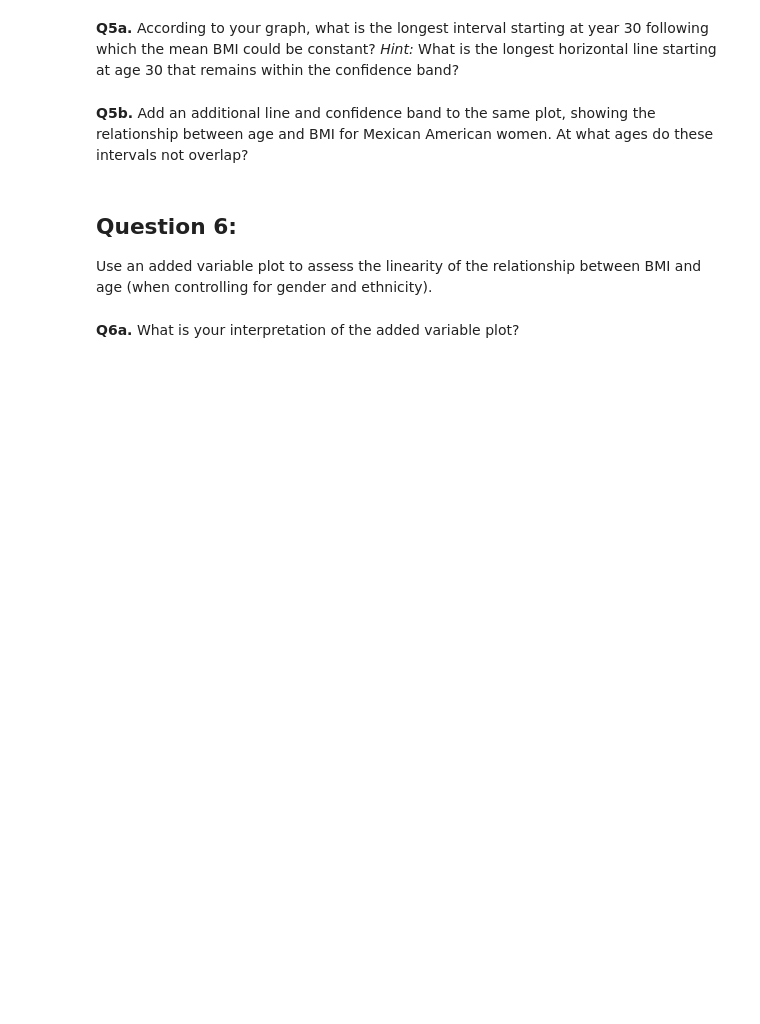
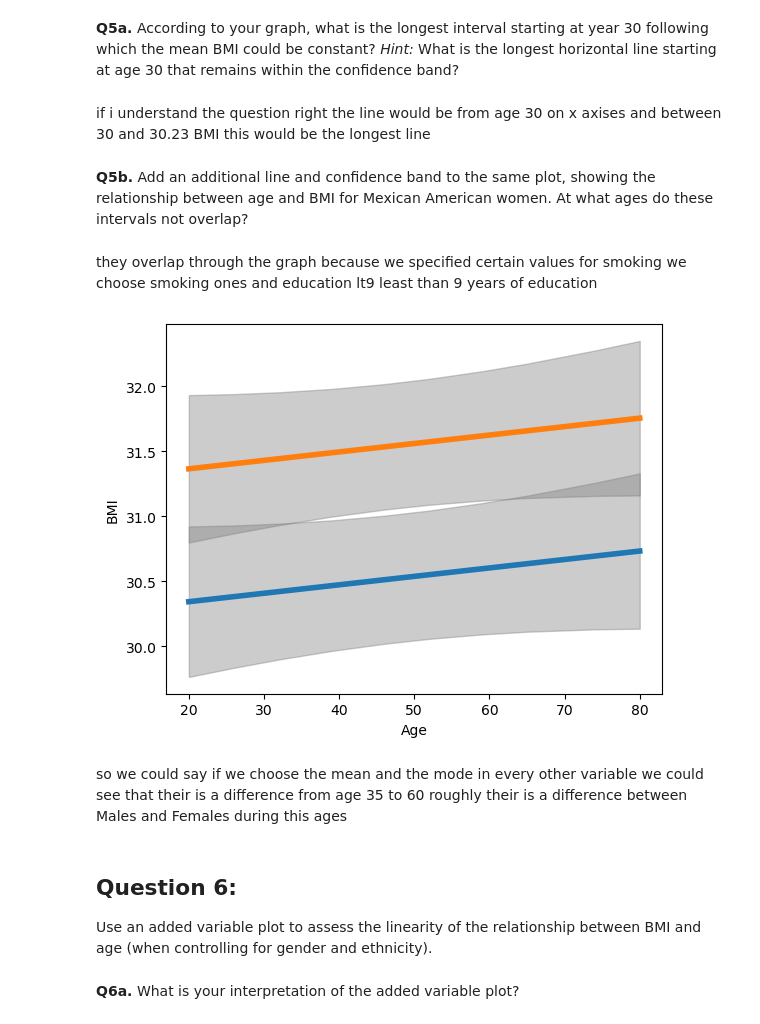
Before and after one commit to elsayedg/Statistics-with-Python-Specialization, a Jupyter notebook: 3_Fitting Statistical Models to Data with Python/W2 - FITTING MODELS TO INDEPENDENT DATA/3- week2_nhanes_practice.ipynb, the cells around one changed output. Cells and saved outputs as stored; diff of their text form; code cells hidden in the pictures; blank space fills up the shorter version.

```diff
--- a/3_Fitting Statistical Models to Data with Python/W2 - FITTING MODELS TO INDEPENDENT DATA/3- week2_nhanes_practice.ipynb
+++ b/3_Fitting Statistical Models to Data with Python/W2 - FITTING MODELS TO INDEPENDENT DATA/3- week2_nhanes_practice.ipynb
@@ -176,7 +297,41 @@ Generate a plot showing the fitted mean BMI as a function of age for Mexican Ame
 # %% [markdown]
 __Q5a.__ According to your graph, what is the longest interval starting at year 30 following which the mean BMI could be constant?  *Hint:* What is the longest horizontal line starting at age 30 that remains within the confidence band?
+# %% [markdown]
+if i understand the question right
+the line would be from age 30 on x axises and between 30 and 30.23 BMI this would be the longest line
 # %% [markdown]
 __Q5b.__ Add an additional line and confidence band to the same plot, showing the relationship between age and BMI for Mexican American women.  At what ages do these intervals not overlap?
+# %% [markdown]
+they overlap through the graph because we specified certain values for smoking we choose smoking ones
+and education lt9 least than 9  years of education
+# %%
+from statsmodels.sandbox.predict_functional import predict_functional
+import statistics
+# here we give the mean and mode for every other variable as we can see the cb changed
+summaries = {'BPXSY1': np.mean, 'SMQ020': np.mean, 'DMDEDUC2': statistics.mode,
+             'RIDRETH1': statistics.mode, 'RIAGENDR': statistics.mode}
+
+values = {"RIAGENDRx": "Male", "RIDRETH1x": 'Mexican American'}
+pr, cb, fv = predict_functional(result, "RIDAGEYR",
+                                values=values, summaries=summaries, ci_method="simultaneous", alpha=0.1)
+
+ax = sns.lineplot(x=fv, y=pr, lw=4)
+ax.fill_between(fv, cb[:, 0], cb[:, 1], color='grey', alpha=0.4)
+ax.set_xlabel("Age")
+_ = ax.set_ylabel("BMI")
+
+values = {"RIAGENDRx": "Female", "RIDRETH1x": 'Mexican American'}
+pr, cb, fv = predict_functional(result, "RIDAGEYR",
+                                values=values, summaries=summaries, ci_method="simultaneous", alpha=0.1)
+
+ax = sns.lineplot(x=fv, y=pr, lw=4)
+ax.fill_between(fv, cb[:, 0], cb[:, 1], color='grey', alpha=0.4)
+ax.set_xlabel("Age")
+_ = ax.set_ylabel("BMI")
+# %% [output]
+[figure, added]
+# %% [markdown]
+so we could say if we choose the mean and the mode in every other variable we could see that their is a difference from age 35 to 60 roughly their is a difference between Males and Females during this ages
 # %% [markdown]
 ## Question 6:
 
```
Also changed, not shown: parts of 16 cells of this notebook.
